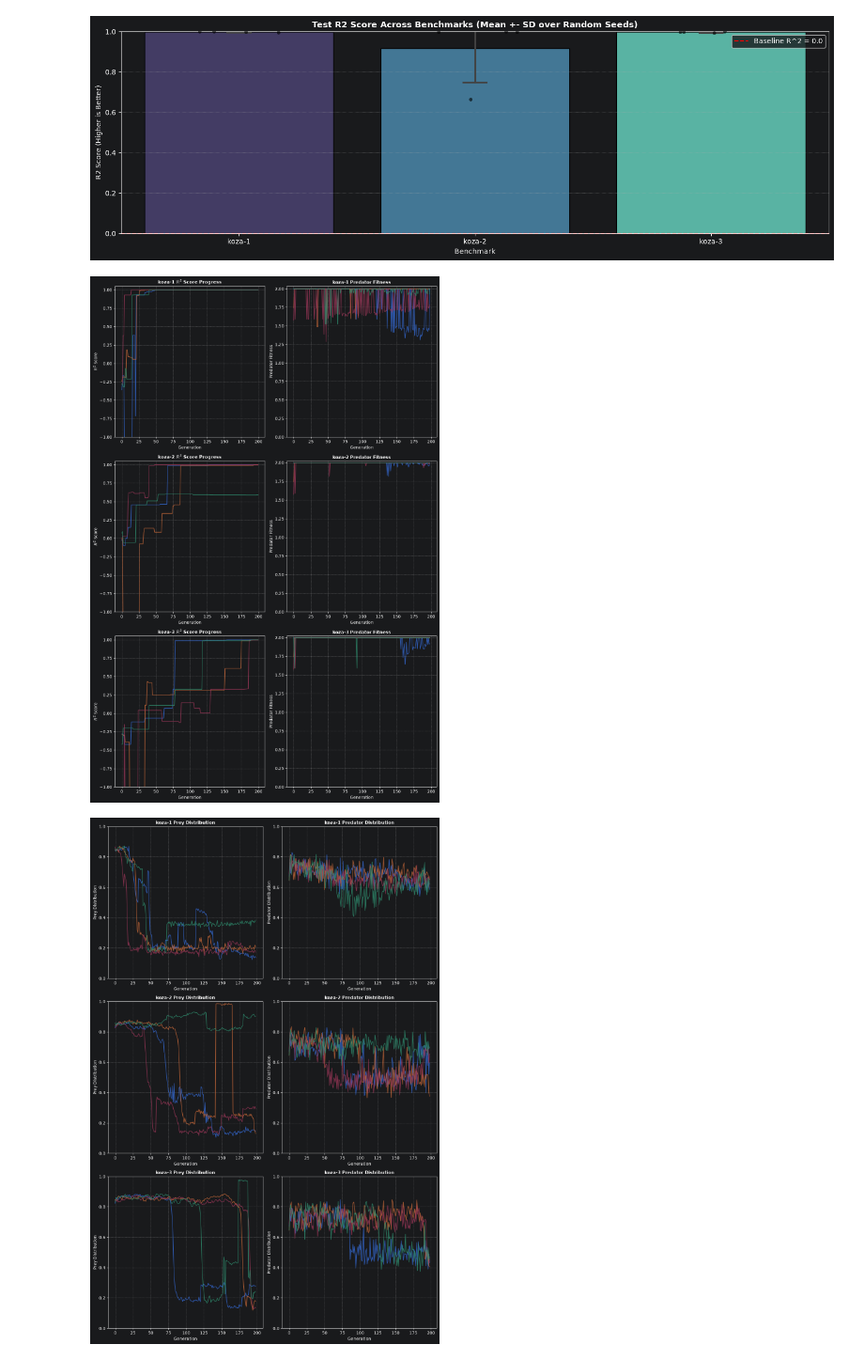
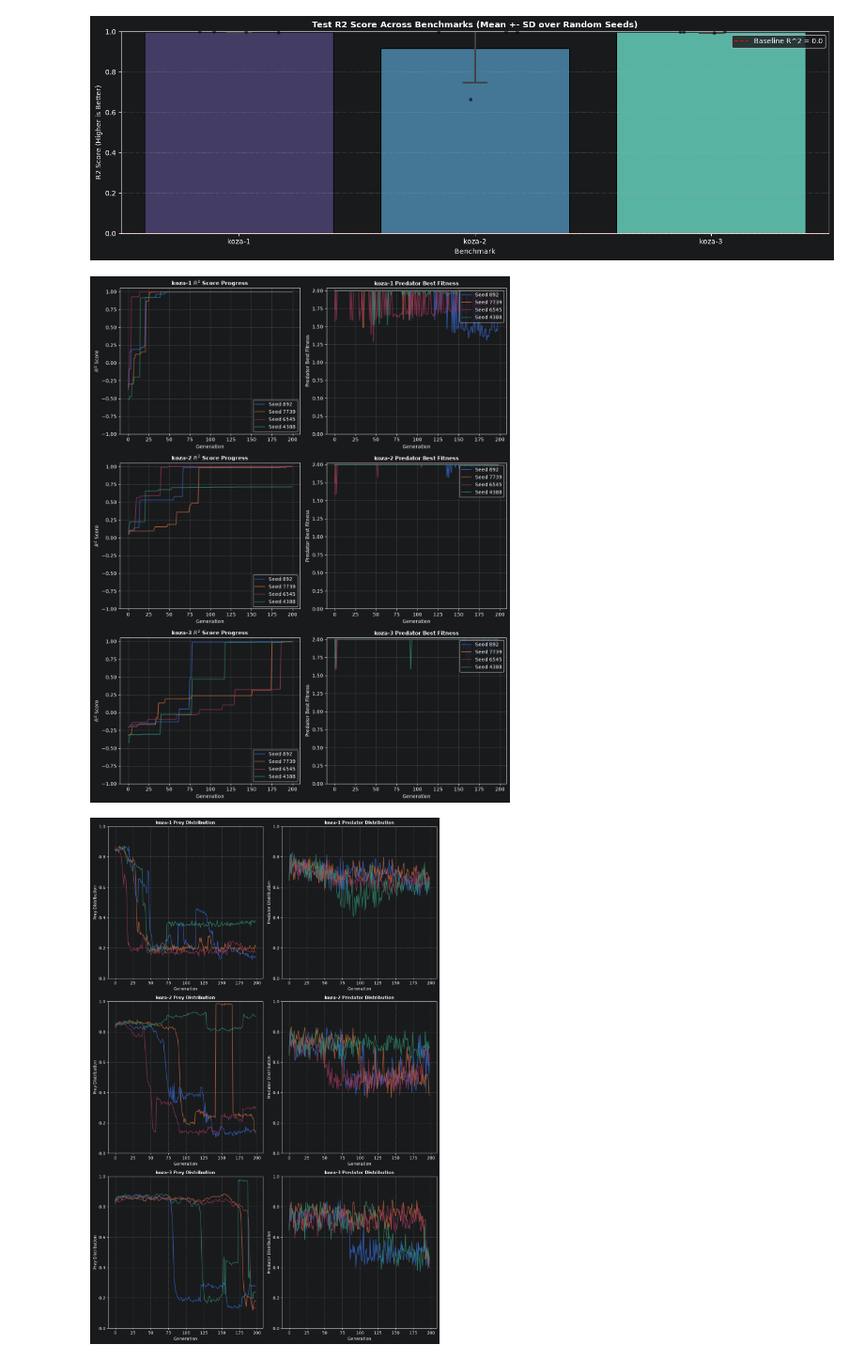
Before and after one commit to Repeating1212/gplearn, a Jupyter notebook: ppm/gp_testing_ppm.ipynb, the cells around one changed output. Shown at 94% size. Saved outputs shown, nothing was run; the diff lists cells and outputs as text; code cells hidden in the pictures.

```diff
--- a/ppm/gp_testing_ppm.ipynb
+++ b/ppm/gp_testing_ppm.ipynb
@@ -207,7 +205,7 @@ print(f"Random Seeds = {random_seeds}")
 Random Seeds = [892, 7739, 6545, 4388]
 # %%
 results = []
-trained_regressors = defaultdict(dict)
+new_result = []
 
 for seed in random_seeds:
     print(f"\n==================== SEED {seed} ====================")
@@ -234,13 +232,27 @@ for seed in random_seeds:
         r2 = r2_score(y_test, y_pred)
 
         # 6. Record findings
-        trained_regressors[name][seed] = est_gp
         results.append({
             'Seed': seed,
             'Benchmark': name,
             'R2_Score': r2,
-            'Formula': str(est_gp._program)
+            'Formula': str(est_gp._program),
         })
+
+        r2_scores = [r2_score(y_train, program.execute(X_train)) for program in est_gp.best_programs_per_gen]
+
+        new_result.append({
+            'Seed': seed,
+            'Benchmark': name,
+            'R2_Score': r2,
+            'Formula': str(est_gp._program),
+
+            # Data Per Generation
+            'Prey Diversity': est_gp.population_distribution,
+            'Predator Diversity': est_gp.predator_population_distribution,
+            'Prey Fitness': r2_scores,
+            'Predator Fitness': est_gp.predator_best_fitness
+        })
 # %% [output]
 ==================== SEED 892 ====================
 
@@ -311,49 +323,69 @@ plt.show()
 # %%
 # Plot Fitness of Prey VS Predator
 
-n_benchmarks = len(trained_regressors)
-fig, axes = plt.subplots(n_benchmarks, 2, figsize=(12, 6 * n_benchmarks))
+# 1. Group records by benchmark name directly from new_result
+benchmark_groups = defaultdict(list)
+for record in new_result:
+    benchmark_groups[record["Benchmark"]].append(record)
 
-# Ensure axes is 2D even if there's only 1 benchmark
-if n_benchmarks == 1:
-    axes = axes.reshape(1, 2)
+# 2. Set up subplots dynamically based on benchmark count
+n_benchmarks = len(benchmark_groups)
+fig, axes = plt.subplots(
+    n_benchmarks, 2, figsize=(12, 5 * n_benchmarks), squeeze=False
+)
 
-for row_idx, (name, seed_dict) in enumerate(trained_regressors.items()):
+# 3. Iterate through grouped data
+for row_idx, (b_name, records) in enumerate(benchmark_groups.items()):
     ax_r2 = axes[row_idx, 0]
     ax_prd_fitness = axes[row_idx, 1]
 
-    # Fetch data once per benchmark
-    X_train, y_train, _, _ = get_benchmark_dataset(name, random_state=0)
+    for record in records:
+        seed = record["Seed"]
+        prey_fitness = record["Prey Fitness"]
+        predator_fitness = record["Predator Fitness"]
 
-    for seed, est_gp in seed_dict.items():
-        # Compute R2 score progression
-        r2_scores = [r2_score(y_train, program.execute(X_train)) for program in est_gp.best_programs_per_gen]
+        # Plot Prey R2 Score on Left Subplot
+        ax_r2.plot(
+            range(len(prey_fitness)),
+            prey_fitness,
+            linewidth=1.5,
+            label=f"Seed {seed}",
+            alpha=0.75,
+        )
 
-        # Plot R2 on Left Subplot
-        ax_r2.plot(range(len(r2_scores)), r2_scores, linewidth=1.5, label=f'Seed {seed}', alpha=0.75)
+        # Plot Predator Fitness on Right Subplot
+        ax_prd_fitness.plot(
+            range(len(predator_fitness)),
+            predator_fitness,
+            linewidth=1.5,
+            label=f"Seed {seed}",
+            alpha=0.75,
+        )
 
-        # Plot Distribution on Right Subplot
-        predator_best_fitness = list(est_gp.predator_best_fitness)
-        ax_prd_fitness.plot(range(len(predator_best_fitness)), predator_best_fitness, linewidth=1.5, label=f'Seed {seed}', alpha=0.75)
+    # Formatting Left (Prey R2 Score)
+    ax_r2.set_title(
+        f"{b_name} $R^2$ Score Progress", fontsize=11, fontweight="bold"
+    )
+    ax_r2.set_xlabel("Generation")
+    ax_r2.set_ylabel("$R^2$ Score")
+    ax_r2.set_ylim(-1, 1.05)
+    ax_r2.grid(True, linestyle="--", alpha=0.6)
+    ax_r2.legend(loc="lower right")
 
-    # Formatting Left (R2 Score)
-    ax_r2.set_title(f'{name} $R^2$ Score Progress', fontsize=11, fontweight='bold')
-    ax_r2.set_xlabel('Generation')
-    ax_r2.set_ylabel('$R^2$ Score')
-    ax_r2.set_ylim(-1, 1.05)
-    ax_r2.grid(True, linestyle='--', alpha=0.6)
-
-    # Formatting Right (Distribution)
-    ax_prd_fitness.set_title(f'{name} Predator Fitness', fontsize=11, fontweight='bold')
-    ax_prd_fitness.set_xlabel('Generation')
-    ax_prd_fitness.set_ylabel('Predator Fitness')
-    ax_prd_fitness.set_ylim(bottom= 0)
-    ax_prd_fitness.grid(True, linestyle='--', alpha=0.6)
+    # Formatting Right (Predator Fitness)
+    ax_prd_fitness.set_title(
+        f"{b_name} Predator Best Fitness", fontsize=11, fontweight="bold"
+    )
+    ax_prd_fitness.set_xlabel("Generation")
+    ax_prd_fitness.set_ylabel("Predator Best Fitness")
+    ax_prd_fitness.set_ylim(bottom=0)
+    ax_prd_fitness.grid(True, linestyle="--", alpha=0.6)
+    ax_prd_fitness.legend(loc="upper right")
 
 plt.tight_layout()
 plt.show()
 # %% [output]
-[figure, old version]
+[figure, new version]
 # %%
 # Plot Distribution of Prey VS Predator
 
```
Also changed, not shown: parts of 7 cells of this notebook.
